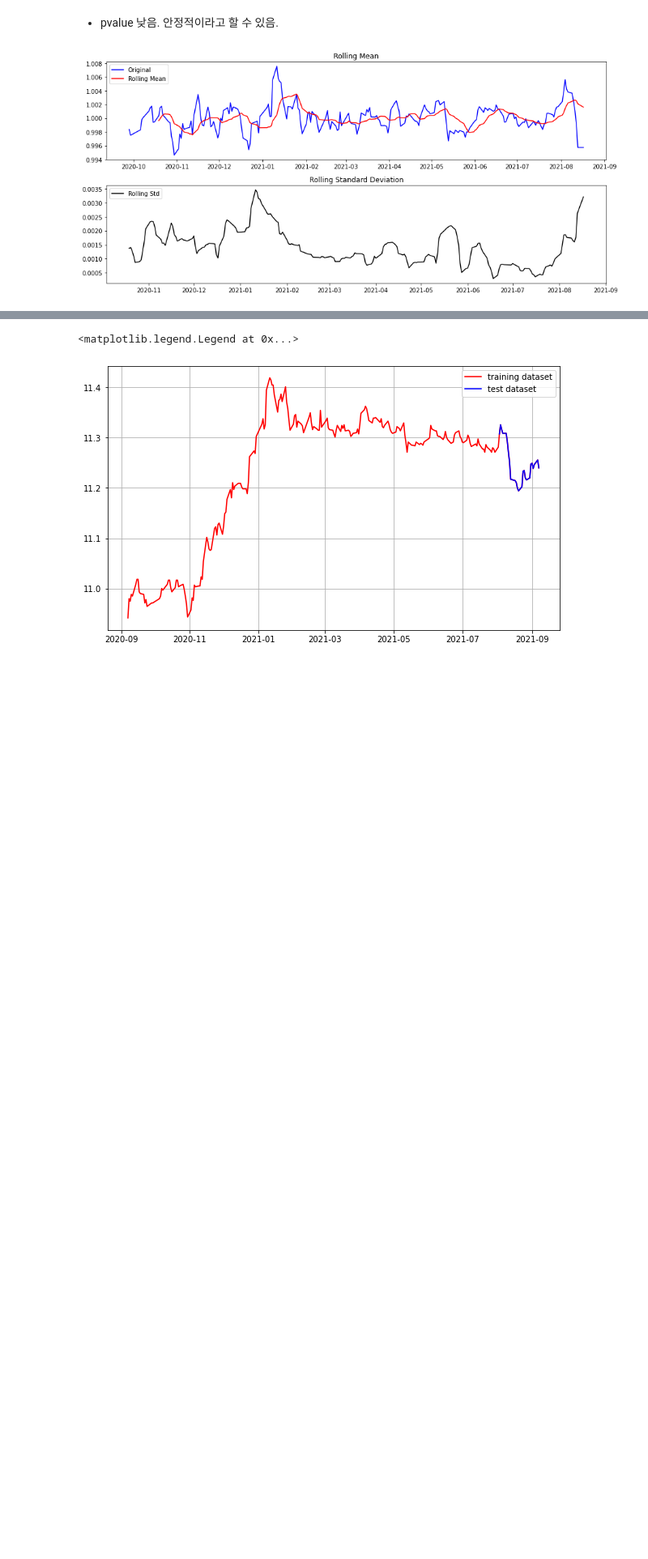
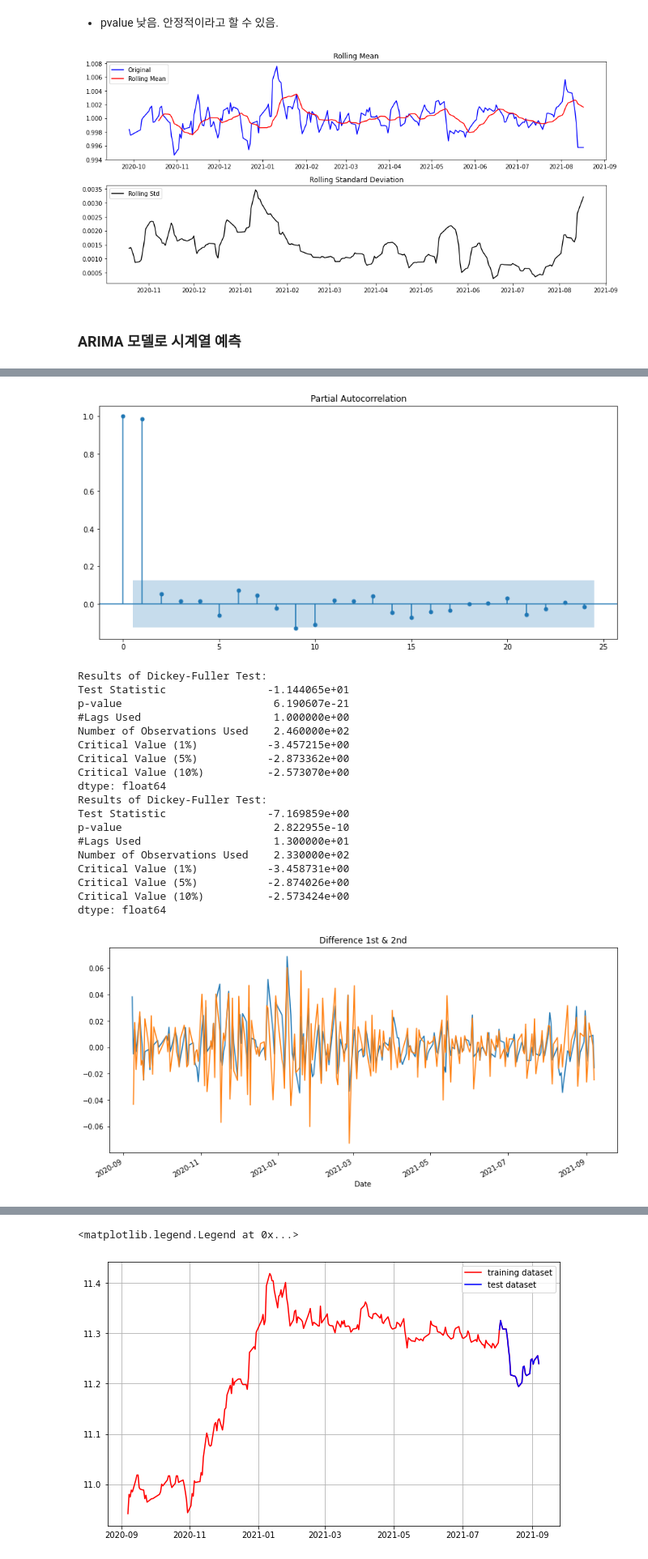
Before and after one commit to minji2744/AIFFEL, a Jupyter notebook: E14/E14.ipynb, the cells around one changed output, grey strips where cells are left out. Shown at 81% size. Cells and saved outputs as stored; diff of their text form; code cells hidden in the pictures; blank space fills up the shorter version.

```diff
--- a/E14/E14.ipynb
+++ b/E14/E14.ipynb
@@ -165,3 +171,25 @@ plt.rcParams["figure.figsize"] = (13,6)
 plot_rolling_statistics(residual)
 # %% [output]
 [figure]
+# %% [markdown]
+### ARIMA 모델로 시계열 예측
+# %%
+from statsmodels.graphics.tsaplots import plot_acf, plot_pacf
+
+plot_acf(ts_log)   # ACF : Autocorrelation 그래프 그리기
+plot_pacf(ts_log)  # PACF : Partial Autocorrelation 그래프 그리기
+plt.show()
+
+
+# 1차 차분 구하기
+diff_1 = ts_log.diff(periods=1).iloc[1:]
+diff_1.plot()
+
+augmented_dickey_fuller_test(diff_1)
+
+# 혹시 필요한 경우 2차 차분 구하기
+diff_2 = diff_1.diff(periods=1).iloc[1:]
+diff_2.plot(title='Difference 1st & 2nd')
+
+augmented_dickey_fuller_test(diff_2)
+# %% [output]
@@ -167,0 +197,20 @@ plot_rolling_statistics(residual)
+[figure, added]
+Results of Dickey-Fuller Test:
+Test Statistic                -1.144065e+01
+p-value                        6.190607e-21
+#Lags Used                     1.000000e+00
+Number of Observations Used    2.460000e+02
+Critical Value (1%)           -3.457215e+00
+Critical Value (5%)           -2.873362e+00
+Critical Value (10%)          -2.573070e+00
+dtype: float64
+Results of Dickey-Fuller Test:
+Test Statistic                -7.169859e+00
+p-value                        2.822955e-10
+#Lags Used                     1.300000e+01
+Number of Observations Used    2.330000e+02
+Critical Value (1%)           -3.458731e+00
+Critical Value (5%)           -2.874026e+00
+Critical Value (10%)          -2.573424e+00
+dtype: float64
+[figure, added]
```
Also changed, not shown: parts of 35 cells of this notebook.
